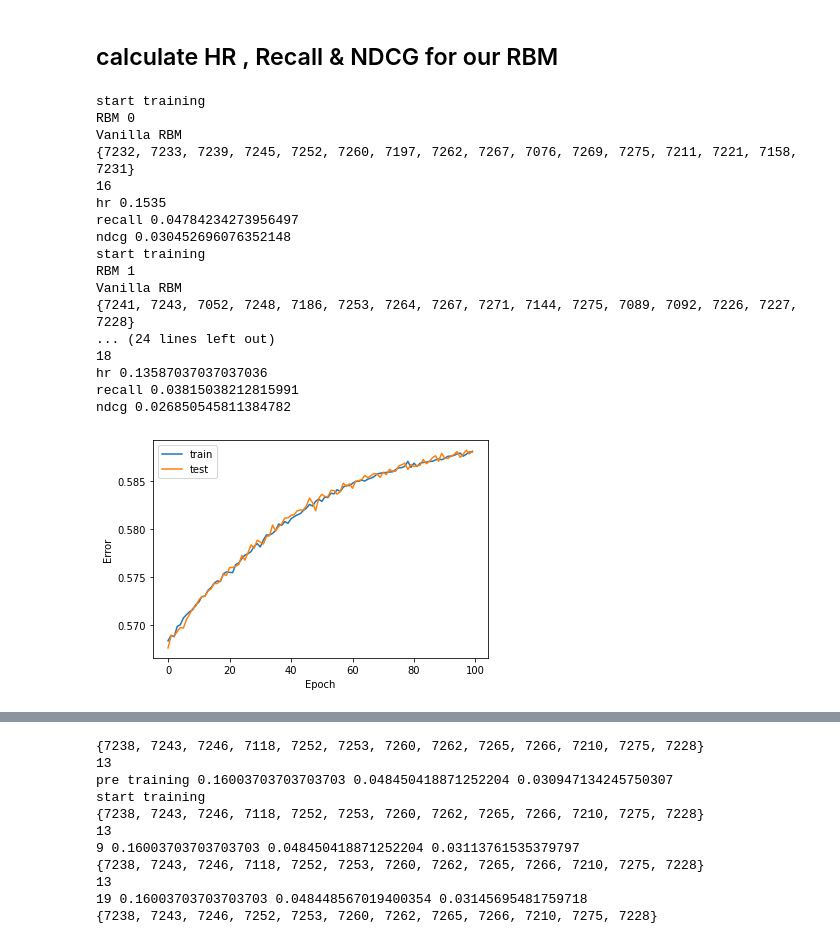
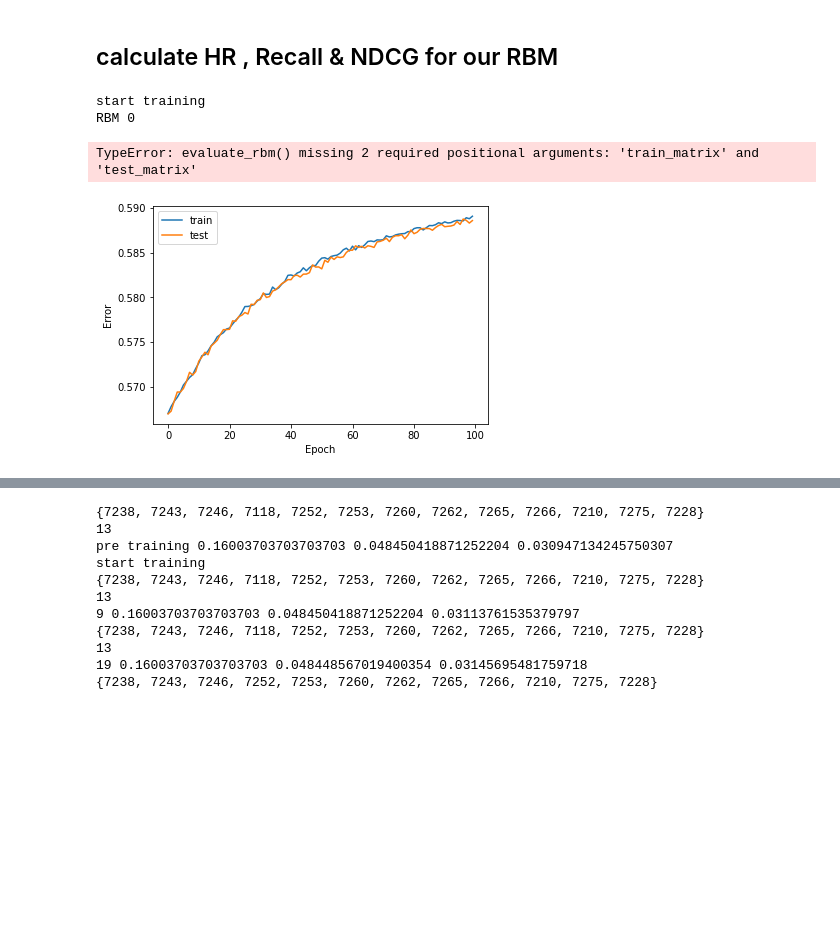
Before and after one commit to jdepreter/ai-project, a Jupyter notebook: rbm_notebook_inventory_rating.ipynb, the cells around one changed output, grey strips where cells are left out. Drawn from its saved outputs; the diff is of its cells as text; code cells hidden in the pictures; blank space fills up the shorter version.

```diff
--- a/rbm_notebook_inventory_rating.ipynb
+++ b/rbm_notebook_inventory_rating.ipynb
@@ -235,16 +235,16 @@ def score_playtime(playtime):
         return 4
 
 from os import path
-if not path.isfile('index_random_ordering.pkl'):
+if not path.isfile('index_random_ordering-cedric.pkl'):
     import random
     index_random_list =list(range(games.shape[0]))
     random.shuffle(index_random_list)
     # print(index_random_list)
-    file = open("index_random_ordering.pkl", "wb")
+    file = open("index_random_ordering-new.pkl", "wb")
     pickle.dump(index_random_list, file)
     file.close()
 else:
-    f = open("index_random_ordering.pkl", "rb")
+    f = open("index_random_ordering-cedric.pkl", "rb")
     index_random_list = pickle.load(f)
     f.close()
 
@@ -500,6 +500,7 @@ def compute_hr(train_matrix, test_matrix, rbm, k=10, rating_cutoff=-1, p=False):
             scaled_tensors.append(recommended[i] * (i+1))
         recommended_scaled = torch.stack(scaled_tensors)
         recommended_summed = torch.sum(recommended_scaled, 0)
+        recommended_summed[v[0] != -1] = -10 # remove games in user lib
         predicted_rating, predicted_movie = torch.topk(recommended_summed, k)
 
 
@@ -646,9 +647,9 @@ def compute_hr3(rbm, popularity_dict, k=10):
 # %% [markdown]
 ## calculate HR , Recall & NDCG for our RBM
 # %%
-def evaluate_rbm(rbm):
+def evaluate_rbm(rbm, train_matrix, test_matrix, p=True):
     print("Vanilla RBM")
-    hr, r, ndcg = compute_hr(train_matrix, test_matrix, rbm, p=True)
+    hr, r, ndcg = compute_hr(train_matrix, test_matrix, rbm, p=p)
     # print(hr, r, ndcg)
     print("hr", np.average(hr))
     print("recall", np.average(r))
@@ -656,29 +659,14 @@ def evaluate_rbm(rbm):
 # %%
-rbms = []
-for i in range(5):
-    rbm = create_rbm(train_matrix, test_matrix, 5, 2000, 100, train_errors=[], test_errors=[])[0]
+for i in range(1):
+    rbm = create_rbm(train_matrix, val_matrix, 5, 2000, 100, train_errors=[], test_errors=[])[0]
     print(f"RBM {i}")
     evaluate_rbm(rbm)
-    with open(f"./rbm5-5-100-nr{i}.pickle", "wb") as f:
+    with open(f"./rbm5-5run2-100-nr{i}.pickle", "wb") as f:
         pickle.dump(rbm, f)
     # torch.save(rbm.state_dict(), f"./rbm5-run2-100-nr{i}.network")
     rbms.append(rbm)
 # %% [output]
 start training
 RBM 0
-Vanilla RBM
-{7232, 7233, 7239, 7245, 7252, 7260, 7197, 7262, 7267, 7076, 7269, 7275, 7211, 7221, 7158, 7231}
-16
-hr 0.1535
-recall 0.04784234273956497
-ndcg 0.030452696076352148
-start training
-RBM 1
-Vanilla RBM
-{7241, 7243, 7052, 7248, 7186, 7253, 7264, 7267, 7271, 7144, 7275, 7089, 7092, 7226, 7227, 7228}
-... (24 lines left out)
-18
-hr 0.13587037037037036
-recall 0.03815038212815991
-ndcg 0.026850545811384782
+TypeError: evaluate_rbm() missing 2 required positional arguments: 'train_matrix' and 'test_matrix'
-[figure, old version]
+[figure, new version]
```
Also changed, not shown: parts of 15 cells of this notebook, 8 other files.
